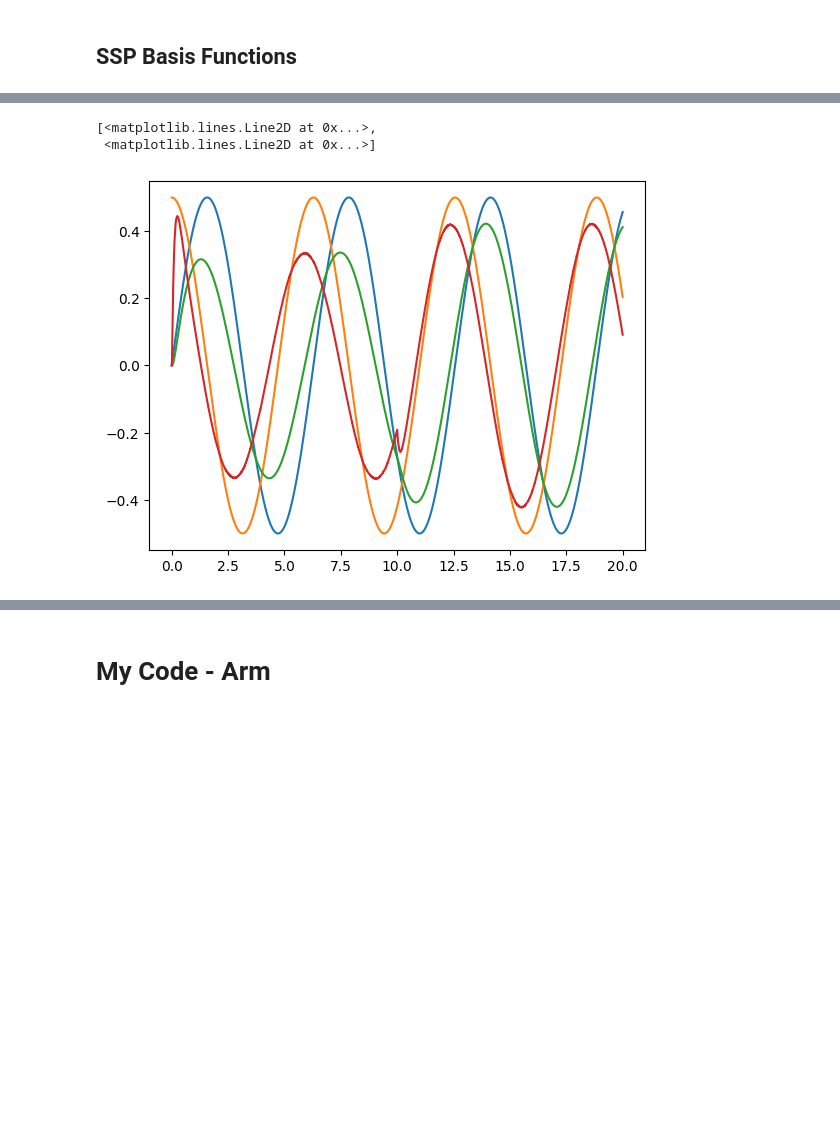
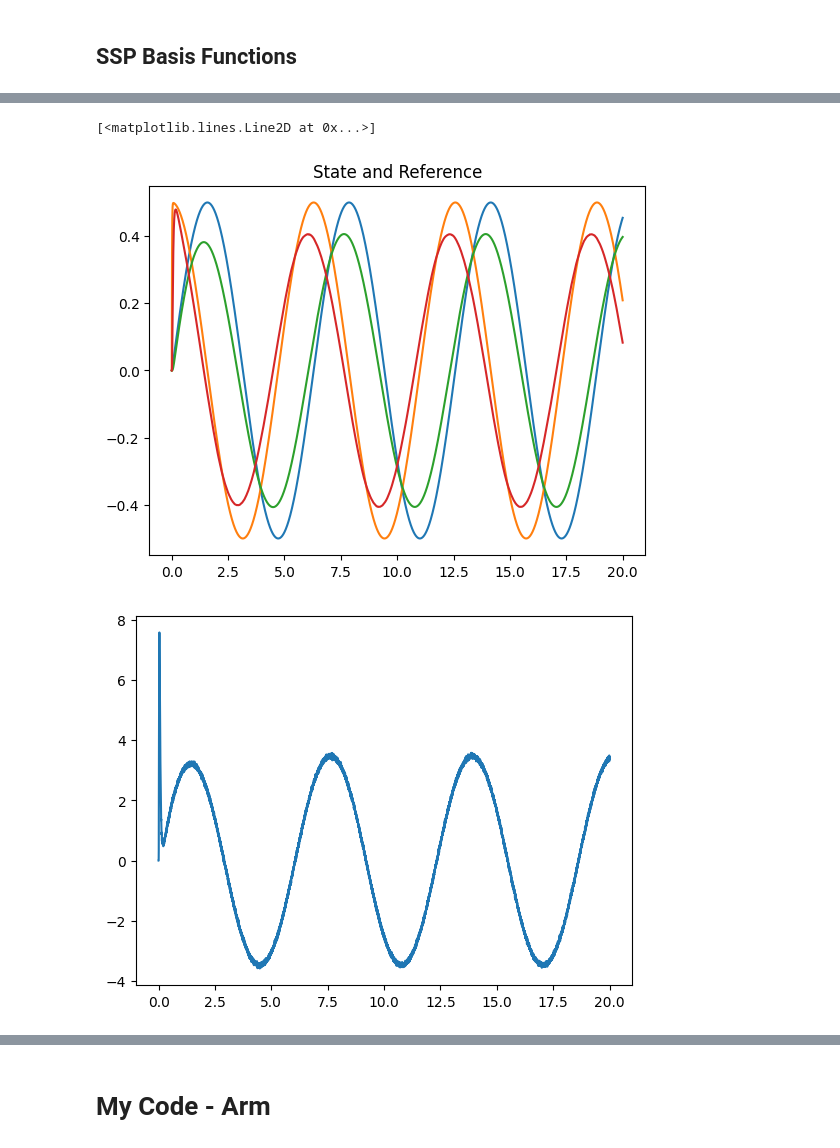
Before and after one commit to GraemeDamberger/Adaptive-SSP, a Jupyter notebook: Pendulum V1.ipynb, the cells around one changed output, grey strips where cells are left out. Drawn from its saved outputs; the diff is of its cells as text; code cells hidden in the pictures; blank space fills up the shorter version.

```diff
--- a/Pendulum V1.ipynb
+++ b/Pendulum V1.ipynb
@@ -1229,16 +1250,16 @@ b = 0.05
 dt = 0.001
 
 #Controller Gains
-kp  = 10
-kd = 10
-ki = 0
-ks = 10
+lam = 0.7
+ks = 20
 #
+probe_synapse = 0.01
 domain_ranges_ = np.array([[-np.pi,np.pi],[-10.,10.]])
 adaptive_controller = True
 use_ssp = True
 ssp_dim = 128
 rho_specified = 0.1
+#encoders_type = 'random'
 encoders_type = 'place-cells'
 psd_sampling = 'uniform'
 length_scale = np.asarray([[1./np.pi,1./10.]])*3
@@ -1481,12 +1420,7 @@ with model:
     controller = nengo.Connection(err,sys[2],function = Sliding_Mode)
     state_connection = nengo.Connection(sys,sys[0:2],synapse = 0)
 
-    #Probes
-    state_probe = nengo.Probe(target = sys, attr = 'output')
-    reference_probe = nengo.Probe(target = ref, attr = 'output')
 
-
-    #con_probe = nengo.Probe(target = adaptive, attr = 'decoded_output')
     #Adaptive Controller Block
     print('embedding data into ssp space')
     ssp_embedding = RandomSSPSpace( domain_dim = 2,
@@ -1520,19 +1454,18 @@ with model:
     nengo.Connection(sys,ssp_node)
     nengo.Connection(ssp_node,adaptive)
 
-    a = nengo.Connection(adaptive,sys[2],transform = np.zeros((1,adaptive.dimensions)),learning_rule_type=nengo.PES(learning_rate=learning_rate))
-    nengo.Connection(err,a.learning_rule,function = Sliding_Mode,transform = -1)
-    '''
-    err_probe = nengo.Probe(target = err, attr = 'decoded_output')
-    test_ens = nengo.Ensemble(1000,1)
-    a_2 = nengo.Connection(adaptive,test_ens,transform = np.zeros((1,adaptive.dimensions)),learning_rule_type=nengo.PES(learning_rate=2))
-    nengo.Connection(err,a_2.learning_rule,function = Sliding_Mode,transform = -1)
-    adaptive_probe = nengo.Probe(target = test_ens, attr = "decoded_output")
-    '''
-    #Adaptive
-    #adaptive_weights = nengo.Connection(adaptive_basis,sys[2], transform=np.zeros((1,2)), learning_rule_type=nengo.PES(learning_rate=weight_update_rate))
-    #learing_rule = nengo.Connection(err,adaptive_weights.learning_rule,transform = -1, function = Sliding_Mode)
+#    a = nengo.Connection(adaptive[0:2],sys[2],transform = np.zeros((1,2)),learning_rule_type=nengo.PES(learning_rate=learning_rate))
+    a = nengo.Connection(adaptive[1:adaptive.dimensions],sys[2],transform = np.zeros((1,adaptive.dimensions-1)),learning_rule_type=nengo.PES(learning_rate=learning_rate))
+    learning_sig = nengo.Connection(err,a.learning_rule,function = Sliding_Mode,transform = -1)
 
+    #Probes
+    state_probe = nengo.Probe(target = sys, attr = 'output',synapse = probe_synapse)
+    reference_probe = nengo.Probe(target = ref, attr = 'output',synapse = probe_synapse)
+    err_probe = nengo.Probe(target = err, attr = 'decoded_output',synapse = probe_synapse)
+    a_basis_probe = nengo.Probe(target = adaptive, attr = 'decoded_output',synapse = probe_synapse)
+    adaptive_signal_probe = nengo.Probe(target = a, attr = 'output',synapse = probe_synapse)
+    sliding_signal_probe = nengo.Probe(target = controller, attr = 'output',synapse = probe_synapse)
+    learning_signal_probe = nengo.Probe(target =learning_sig, attr = 'output',synapse = probe_synapse )
 with nengo.Simulator(model) as sim:
     sim.run(20.0)
 # %% [output]
@@ -1543,12 +1476,17 @@ xi:  -0.11357431011336276
 # %%
 t = sim.trange()
 ref_signal = sim.data[reference_probe]
 state_signal = sim.data[state_probe]
-
+sliding_sigal = sim.data[sliding_signal_probe]
+plt.figure()
 plt.plot(t,ref_signal)
 plt.plot(t,state_signal)
+plt.title('State and Reference')
+
+plt.figure()
+plt.plot(t,sliding_sigal)
 # %% [output]
-[<matplotlib.lines.Line2D at 0x...>,
- <matplotlib.lines.Line2D at 0x...>]
+[<matplotlib.lines.Line2D at 0x...>]
-[figure, old version]
+[figure, new version]
+[figure, added]
 # %%
```
Also changed, not shown: parts of 11 cells of this notebook.
